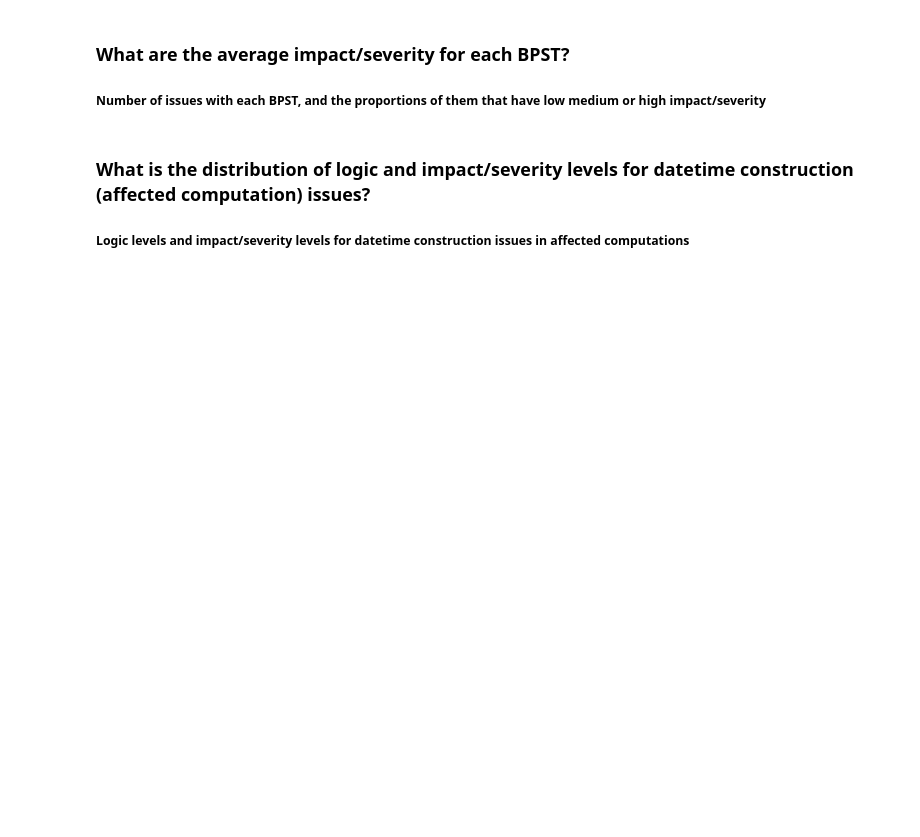
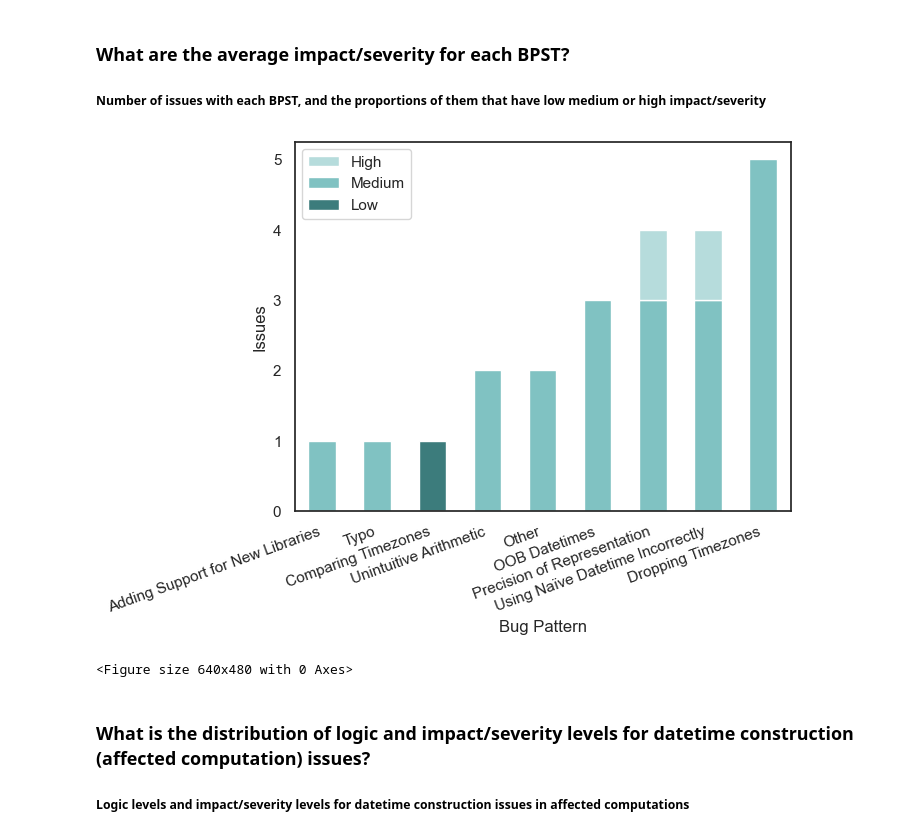
Before and after one commit to cmu-pasta/date-time, a Jupyter notebook: scripts/2024-07-29_poster_visualizations.ipynb, the cells around one changed output. Drawn from its saved outputs; the diff is of its cells as text; code cells hidden in the pictures; blank space fills up the shorter version.

Commit message:
minor bug fixes for poster visualizations. also added a poster_visualizations folder to store the visualization pngs that are auto downloaded

```diff
--- a/scripts/2024-07-29_poster_visualizations.ipynb
+++ b/scripts/2024-07-29_poster_visualizations.ipynb
@@ -1,6 +1,8 @@
 # %% [markdown]
 ### Setup
 # %%
+%pip install matplotlib
+%pip install seaborn
 
 import pandas as pd
 import math
@@ -9,12 +11,15 @@ import seaborn as sns
 import numpy as np
 import matplotlib.colors as mcolors
 
+#the folder we want to save the graphics to
+SAVE_PATH = "poster_visualizations/"
 
 #pip install seaborn
 # %pip install seaborn
 
 # Read the data from the TSV file
-df = pd.read_csv('Bug_Analysis.tsv', sep='\t')
+# NOTE: READING DATA FROM COHEN KAPPA'S DATA (ck_data) RIGHT NOW
+df = pd.read_csv('../ck_data/2024-08-17_bug_analysis_base.tsv', sep='\t')
 
 # Drop rows were the Skipped? column is true
 # df = df[df['Skipped?'] != True]
@@ -364,35 +430,38 @@ for index, row in df_sr.iterrows():
 
 
 temp_df = pd.DataFrame(temp_data).set_index('Bug Pattern')
 temp_df = temp_df.loc[temp_df['total'] !=0]
 temp_df = temp_df.sort_values("total").drop(columns="total")
-temp_df = temp_df.drop("TODO")
+#temp_df = temp_df.drop("TODO")
 
 #colors = ['#0a00b3', '#346bcc', '#00a9ec']
 # colors = ["#642915", "#c7522a", "#d68a58", "#e5c185", "#74a892", "#094d4d", "#80c2c2", "#b1e0e0"]
 # custom_cmap = mcolors.LinearSegmentedColormap.from_list("", colors[1:4])
 colors = ["#3C7C7C", "#80c2c2", "#B6DCDC"]
 custom_cmap = mcolors.LinearSegmentedColormap.from_list("", colors)
 
 ax = temp_df.plot(kind='bar', legend='reverse', colormap=custom_cmap, stacked=True)
 ax.set_xticklabels(ax.get_xticklabels(), rotation=20,ha='right')
 ax.set_ylabel("Issues")
 
 # rects = ax.patches
 # print(rects)
 
 # Make some labels.
 # labels = [f"label{i}" for i in range(len(rects))]
 
 # for rect, label in zip(rects, labels):
 #     height = rect.get_height()
 #     ax.text(
 #         rect.get_x() + rect.get_width() / 2, height + 5, label, ha="center", va="bottom"
 #     )
 
 plt.show()
 
-plt.savefig('fig2-1.png', transparent=True)
+plt.savefig(SAVE_PATH+'fig2-1.png', transparent=True)
+# %% [output]
+[figure, added]
+<Figure size 640x480 with 0 Axes>
 # %% [markdown]
 ### What is the distribution of logic and impact/severity levels for datetime construction (affected computation) issues?
 
```
Also changed, not shown: parts of 9 cells of this notebook, 8 other files.
